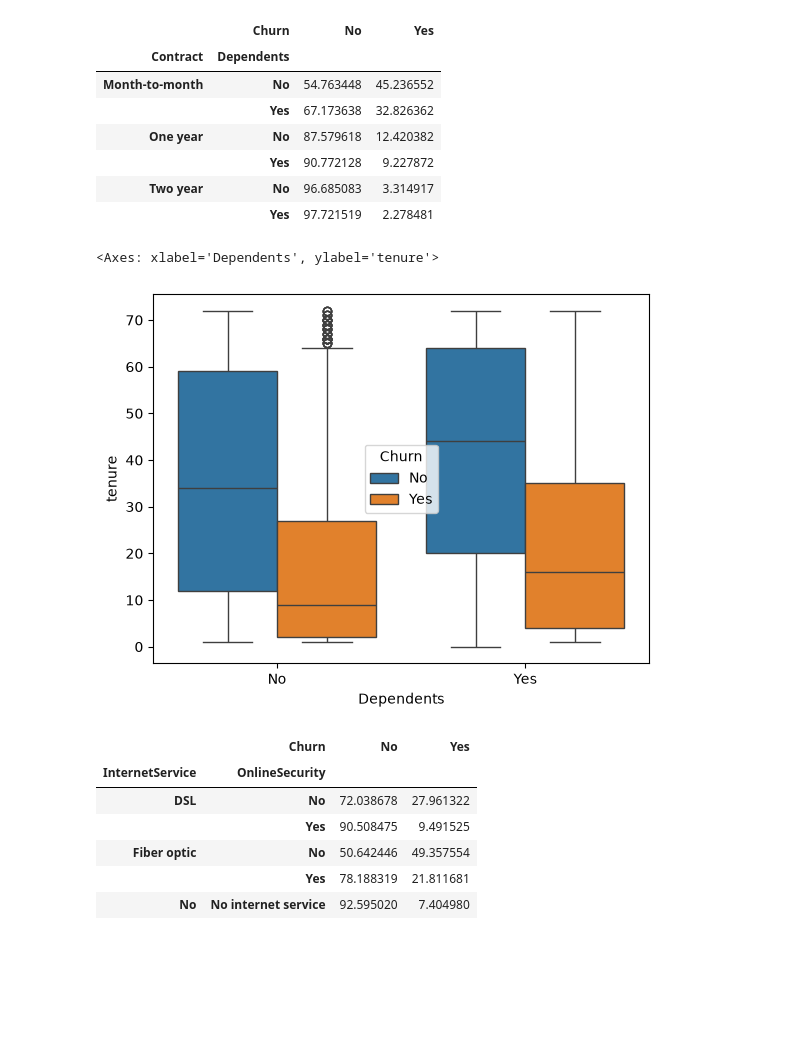
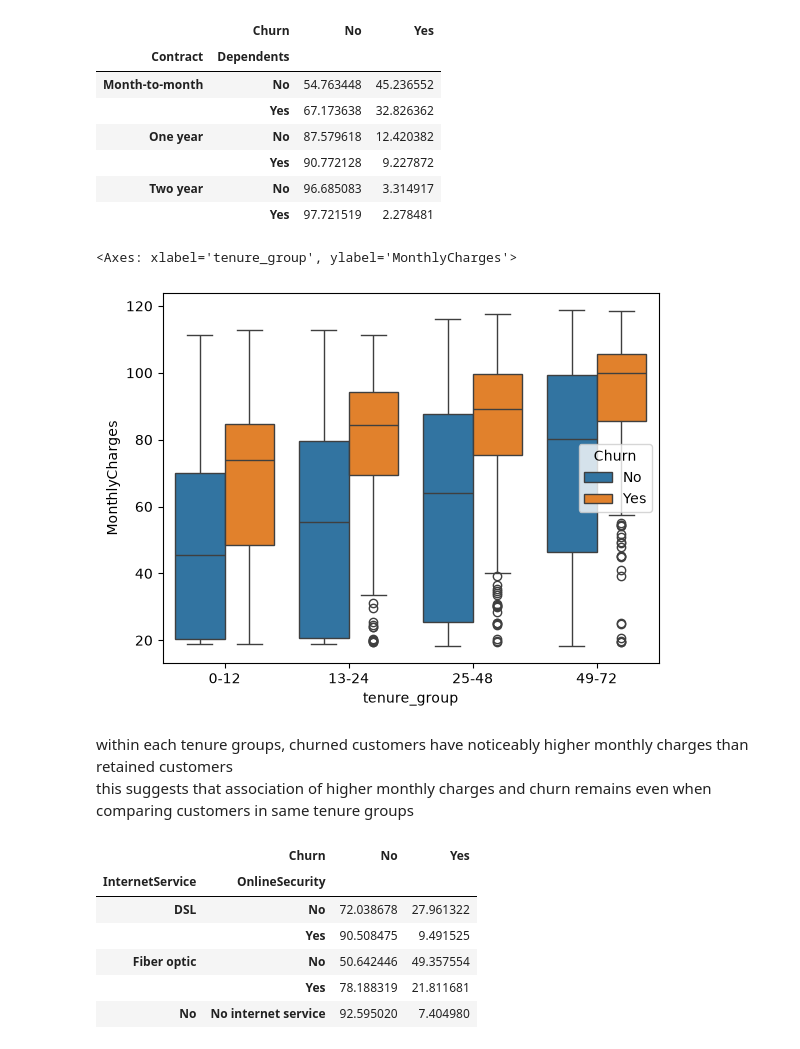
Before and after one commit to SuryanshThapliyal/IBM-Telco-customer-churn-prediction, a Jupyter notebook: customer_churn.ipynb, the cells around one changed output. Saved outputs shown, nothing was run; the diff lists cells and outputs as text; code cells hidden in the pictures; blank space fills up the shorter version.

```diff
--- a/customer_churn.ipynb
+++ b/customer_churn.ipynb
@@ -1057,11 +1057,14 @@ pd.crosstab(
 |  | Yes | 90.772128 | 9.227872 |
 | Two year | No | 96.685083 | 3.314917 |
 |  | Yes | 97.721519 | 2.278481 |
-# %%
-sns.boxplot(y=df['tenure'], x=df['Dependents'], hue=df['Churn'])
-# %% [output]
-<Axes: xlabel='Dependents', ylabel='tenure'>
-[figure, removed]
+# %%
+sns.boxplot(x=df['tenure_group'], y=df['MonthlyCharges'], hue=df['Churn'])
+# %% [output]
+<Axes: xlabel='tenure_group', ylabel='MonthlyCharges'>
+[figure, added]
+# %% [markdown]
+within each tenure groups, churned customers have noticeably higher monthly charges than retained customers
+this suggests that association of higher monthly charges and churn remains even when comparing customers in same tenure groups
 # %%
 pd.crosstab(
     [df['InternetService'],df['OnlineSecurity']],
```
Also changed, not shown: parts of 5 cells of this notebook.
